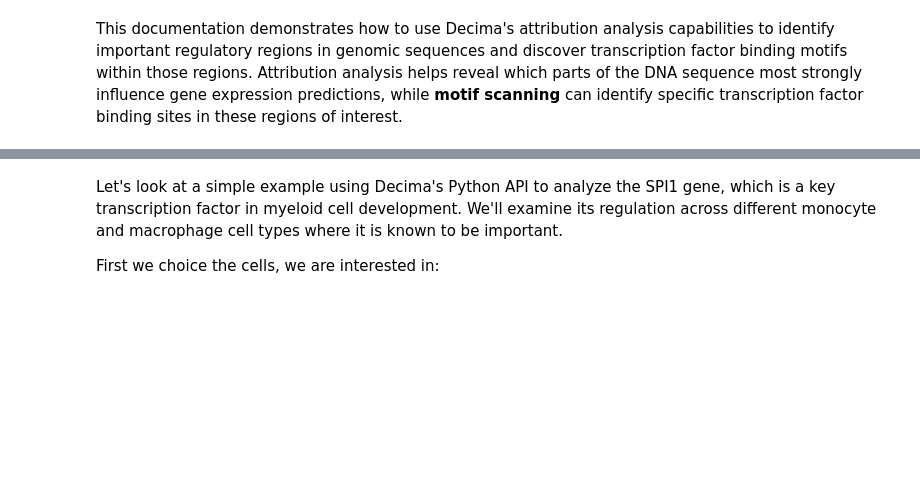
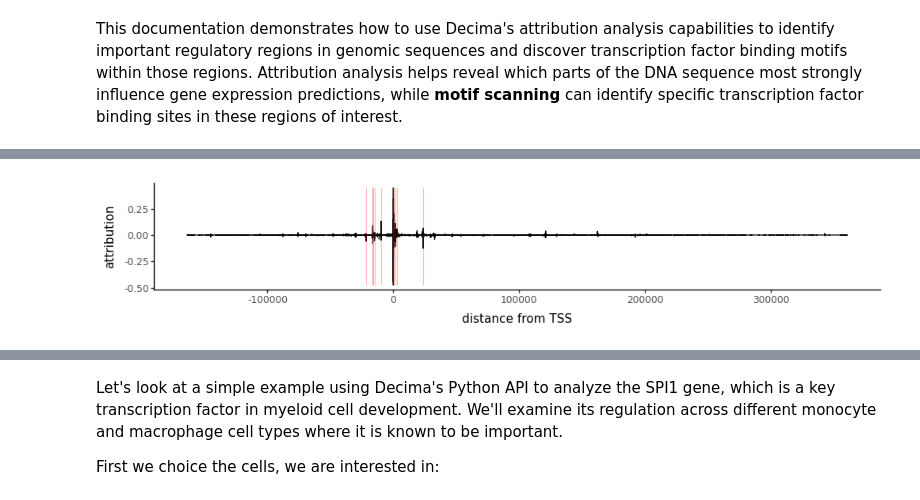
Before and after one commit to Genentech/decima, a Jupyter notebook: tutorials/1-attribution-motif-discovery.ipynb, the cells around one changed output, grey strips where cells are left out. Saved outputs shown, nothing was run; the diff lists cells and outputs as text; code cells hidden in the pictures; blank space fills up the shorter version.

```diff
--- a/tutorials/1-attribution-motif-discovery.ipynb
+++ b/tutorials/1-attribution-motif-discovery.ipynb
@@ -26,0 +100,6 @@ result.cell_metadata.query("cell_type.str.endswith('macrophage')")
+# %%
+from IPython.display import Image
+
+Image("output_classical_monoctypes/peaks_plots/SPI1.png")
+# %% [output]
+[figure, added]
```
Also changed, not shown: parts of 73 cells of this notebook, 23 other files.
